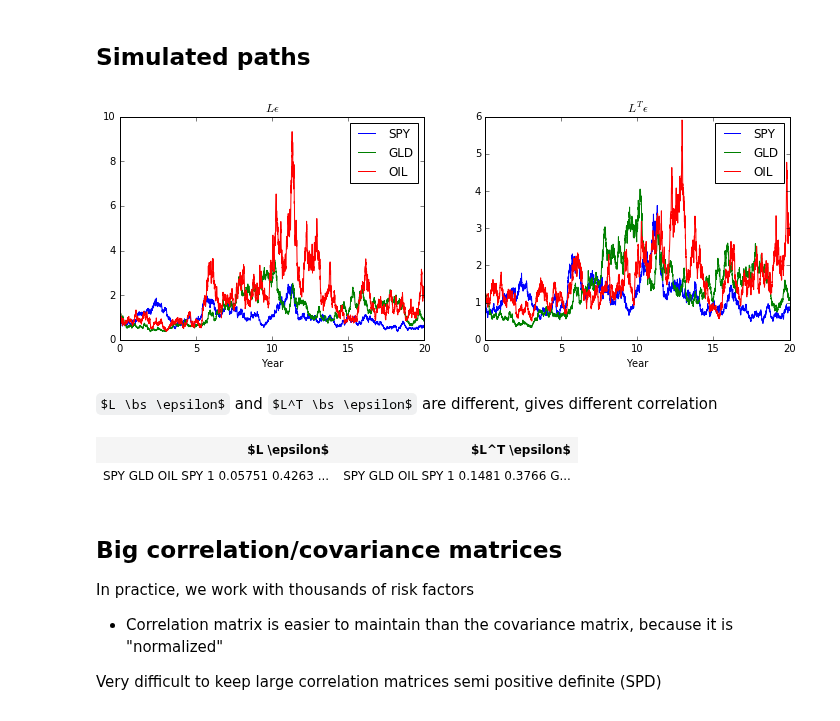
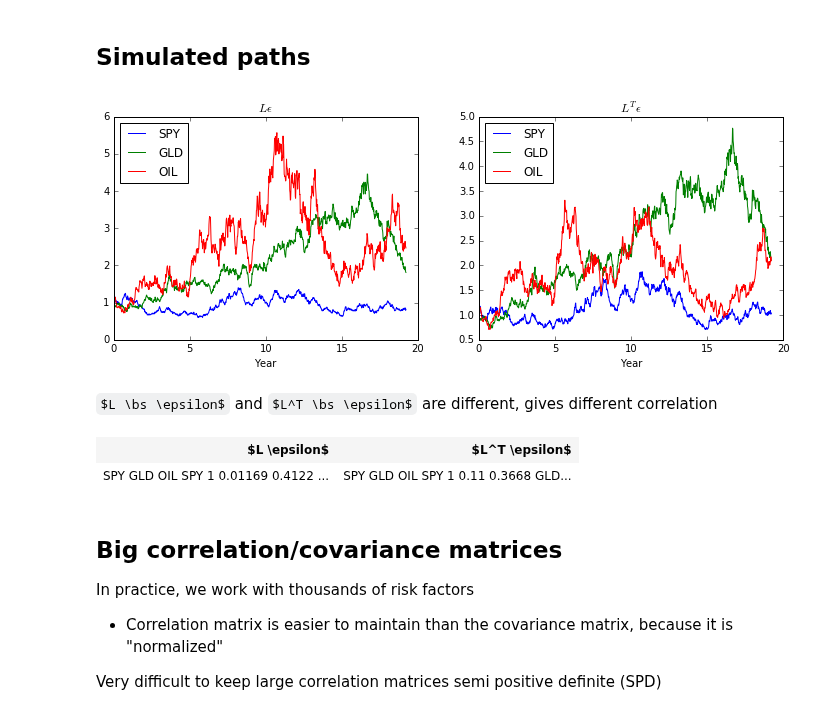
Before and after one commit to yadongli/nyumath2048, a Jupyter notebook: Lecture2.ipynb, the cells around one changed output. Cells and saved outputs as stored; diff of their text form; code cells hidden in the pictures; some formulas as TeX source.

```diff
--- a/Lecture2.ipynb
+++ b/Lecture2.ipynb
@@ -328,7 +328,7 @@ fig = figure(figsize=[12, 4])
 ax1 = fig.add_subplot(121)
 f3.plot(title='Historical Prices', ax=ax1);
 
-days_in_year = 250. #business days per yer
+weeks_in_year = 52. #business days per yer
 
 ax2 = fig.add_subplot(122)
 r = np.log(f3).diff()
@@ -449,37 +449,37 @@ $$ C = LL^T \iff V = \Sigma C \Sigma = \Sigma L (\Sigma L)^T $$
 # %%
 # the code below ignores the drifts and its correction
 
-ndays = 5000
+ndays = 1000
 e = np.random.normal(size=[3, ndays])
 dw = (lcm.dot(e)).T
-ts = np.arange(ndays)/days_in_year
+ts = np.arange(ndays)/weeks_in_year
 
 dws = dw*np.diag(cv)
 wcm = np.exp(np.cumsum(dws, 0))
 
 figure(figsize=[12, 4])
 subplot(1, 2, 1)
 
 stdev = np.sqrt(np.diag(cv))
 
 dw = (lcm.dot(e)).T
 dws = dw*stdev
 wcm = np.exp(np.cumsum(dws, 0))
 plot(ts, wcm)
 xlabel("Year")
 legend(cm.index, loc='best');
 title('$L \epsilon$')
 
 subplot(1, 2, 2)
 dw2 = (lcm.T.dot(e)).T
 dws2 = dw2*stdev
 wcm = np.exp(np.cumsum(dws2, 0))
 plot(ts, wcm)
 xlabel("Year")
 legend(cm.index, loc='best');
 title(('$L^T \epsilon$'));
 # %% [output]
-[figure, old version]
+[figure, new version]
 # %% [markdown]
 $L \bs \epsilon$ and $L^T \bs \epsilon$ are different, gives different correlation
 # %%
@@ -489,7 +489,7 @@ df2 = pd.DataFrame(np.corrcoef(dws2.T), columns=cm.index, index=cm.index)
 fmt.displayDFs(df1, df2, headers=['$L \epsilon$', '$L^T \epsilon$'])
 # %% [output]
 | $L \epsilon$ | $L^T \epsilon$ |
-| SPY GLD OIL SPY 1 0.05751 0.4263 ... | SPY GLD OIL SPY 1 0.1481 0.3766 G... |
+| SPY GLD OIL SPY 1 0.01169 0.4122 ... | SPY GLD OIL SPY 1 0.11 0.3668 GLD... |
 # %% [markdown]
 ## Big correlation/covariance matrices
 
```
Also changed, not shown: parts of 5 cells of this notebook.
